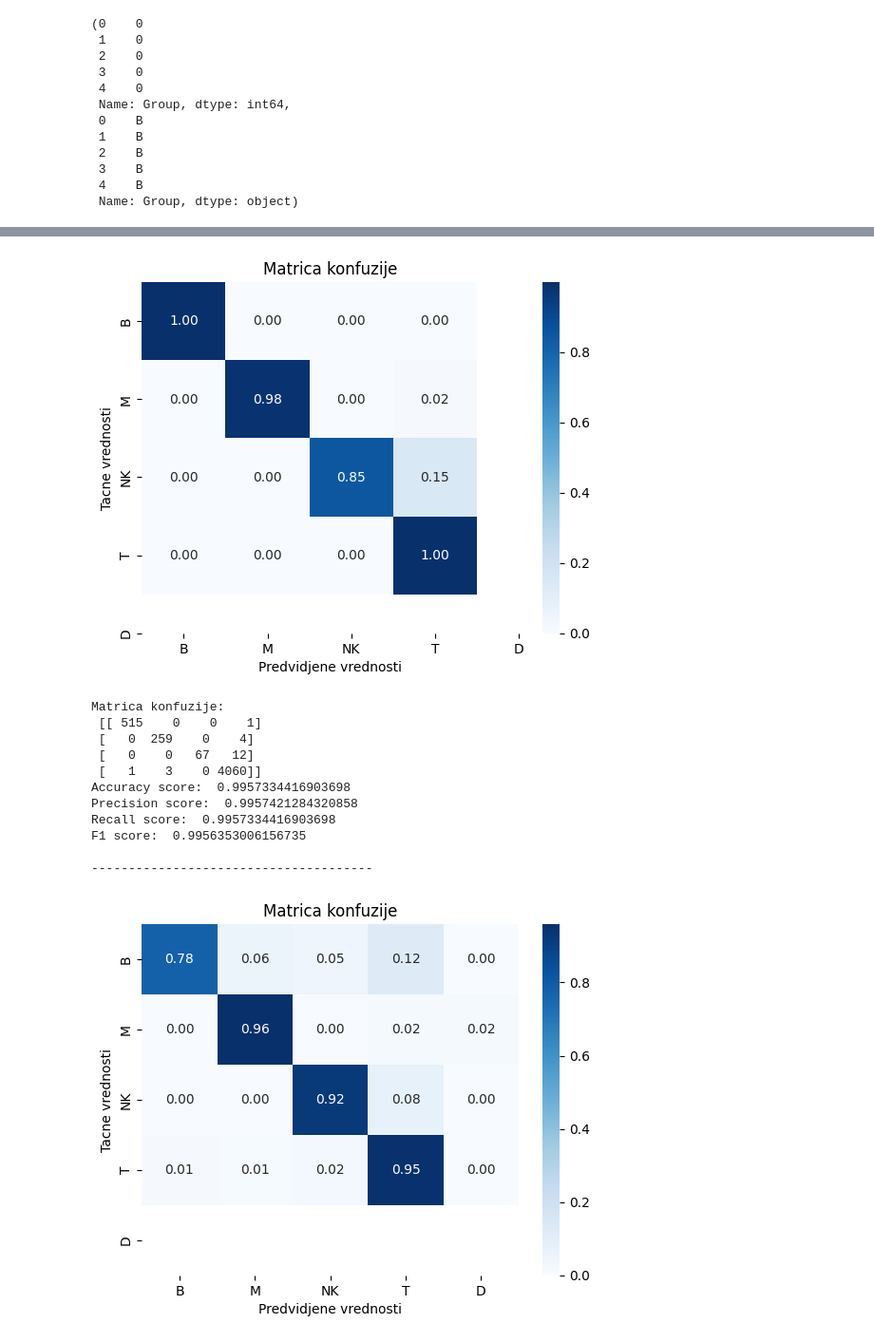
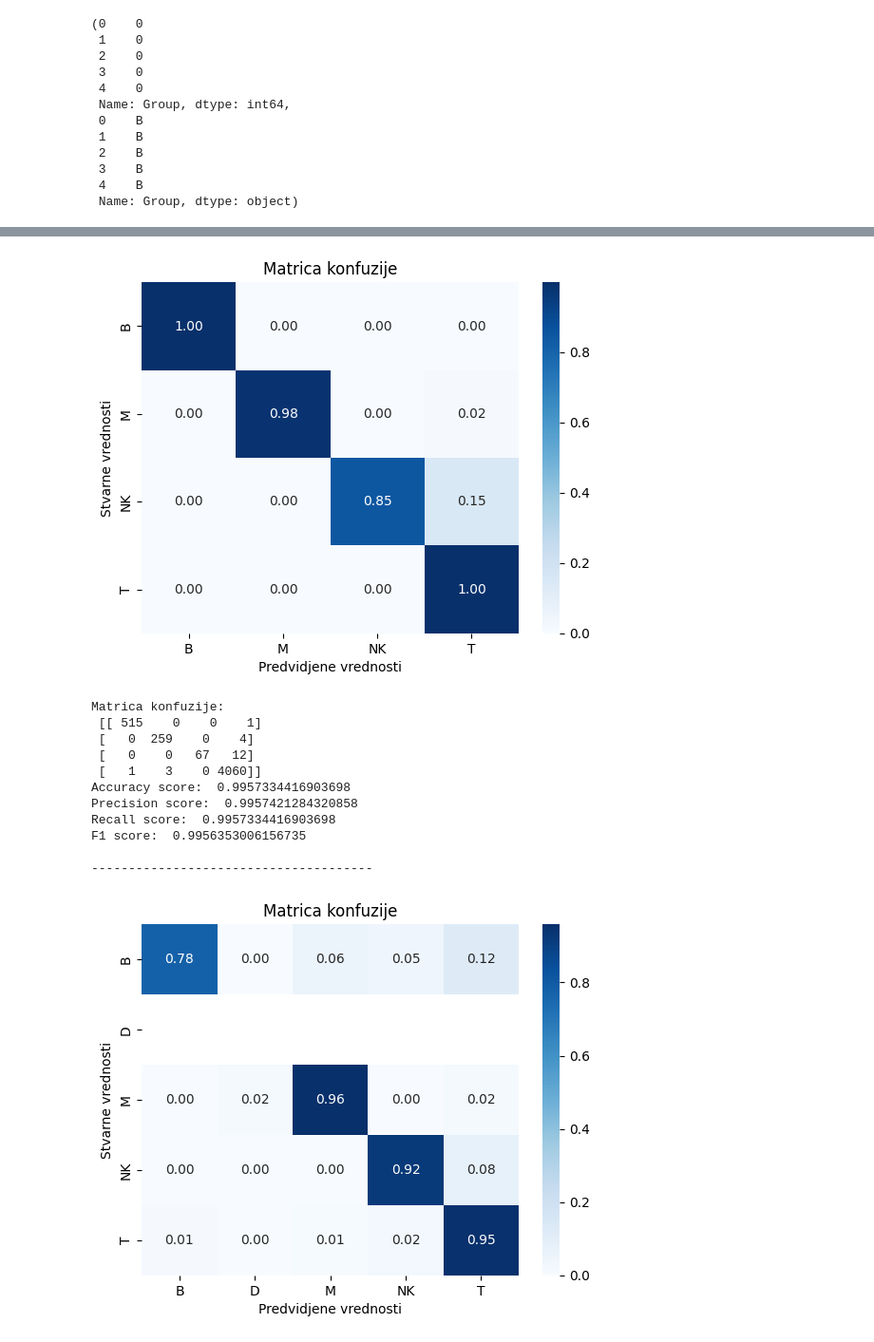
Before and after one commit to bogdans55/ip2-projekat, a Jupyter notebook: models/xgboost.ipynb, the cells around one changed output, grey strips where cells are left out. Shown at 95% size. Saved outputs shown, nothing was run; the diff lists cells and outputs as text; code cells hidden in the pictures.

```diff
--- a/models/xgboost.ipynb
+++ b/models/xgboost.ipynb
@@ -18,5 +18,5 @@ data_bs1.head()
 # %%
-X = data_bs1.drop(['Group', 'Subgroups'], axis=1)
+X = data_bs1.drop(['Group'], axis=1)
 y = data_bs1['Group']
 # %%
 y.unique()
@@ -24,7 +24,7 @@ y.unique()
 array(['B', 'D', 'M', 'NK', 'T'], dtype=object)
 # %%
 def replace_values(y):
-    return y.replace({'B': 0, 'M': 1, 'NK': 2, 'T': 3, 'D': 4}, regex=True)
+    return y.replace({'B': 0, 'D': 1, 'M': 2, 'NK': 3, 'T': 4}, regex=True)
 # %%
 encoded_y = replace_values(y)
 encoded_y[:5], y[:5]
@@ -48,14 +48,13 @@ X_train, X_test, y_train, y_test = train_test_split(X, encoded_y, test_size=0.3,
 # %%
 from sklearn.metrics import confusion_matrix, accuracy_score, precision_score, recall_score, f1_score
 # %%
-def model_info(y_real, y_pred):
+def model_info(y_real, y_pred, labels=['B', 'D', 'M', 'NK', 'T']):
     cm = confusion_matrix(y_real, y_pred)
     class_sums = cm.sum(axis=1)
     normalized_conf_matrix = cm / class_sums[:, np.newaxis]
-    labels = ['B', 'M', 'NK', 'T', 'D']
     sns.heatmap(normalized_conf_matrix, annot=True, cmap='Blues', xticklabels=labels, yticklabels=labels, fmt='.2f')
     plt.xlabel('Predvidjene vrednosti')
-    plt.ylabel('Tacne vrednosti')
+    plt.ylabel('Stvarne vrednosti')
     plt.title('Matrica konfuzije')
     plt.show()
 
@@ -65,11 +64,11 @@ def model_info(y_real, y_pred):
     print('Recall score: ', recall_score(y_real, y_pred, average='weighted'))
     print('F1 score: ', f1_score(y_real, y_pred, average='weighted'))
 # %%
-def build_model(model, X_train, X_test, y_train, y_test):
+def build_model(model, X_train, X_test, y_train, y_test, classes=['B', 'D', 'M', 'NK', 'T']):
     model.fit(X_train, y_train)
 
     y_pred = model.predict(X_test)
-    model_info(y_test, y_pred)
+    model_info(y_test, y_pred, classes)
 
     return model
 # %%
@@ -160,24 +159,24 @@ F1 score:  0.726218758026274
 # %%
 data_geo = pd.read_csv('../data/preprocessed_data_GEO.csv')
 
-X = data_geo.drop(['Group', 'Subgroups'], axis=1)
+X = data_geo.drop(['Group'], axis=1)
 y = data_geo['Group']
-encoded_y = replace_values(y)
+encoded_y = y.replace({'B': 0, 'M': 1, 'NK': 2, 'T': 3}, regex=True)
 
 X_train_geo, X_test_geo, y_train_geo, y_test_geo = train_test_split(X, encoded_y, test_size=0.3, random_state=55)
 
 model_geo = XGBClassifier(random_state=55)
-model_geo = build_model(model_geo, X_train_geo, X_test_geo, y_train_geo, y_test_geo)
+model_geo = build_model(model_geo, X_train_geo, X_test_geo, y_train_geo, y_test_geo, classes=['B', 'M', 'NK', 'T'])
 print('\n--------------------------------------\n')
 
-X_test_data = data_geo.drop(['Group', 'Subgroups'], axis=1)
+X_test_data = data_geo.drop(['Group'], axis=1)
 y_test_data = data_geo['Group']
 encoded_y_test_data = replace_values(y_test_data)
 
 y_pred = best_model.predict(X_test_data)
 model_info(encoded_y_test_data, y_pred)
 # %% [output]
-[figure, old version]
+[figure, new version]
 Matrica konfuzije:
  [[ 515    0    0    1]
  [   0  259    0    4]
@@ -189,5 +188,5 @@ Recall score:  0.9957334416903698
 F1 score:  0.9956353006156735
 
 --------------------------------------
-[figure, old version]
+[figure, new version]
 Matrica konfuzije:
```
Also changed, not shown: parts of 5 cells of this notebook, 2 other files.
